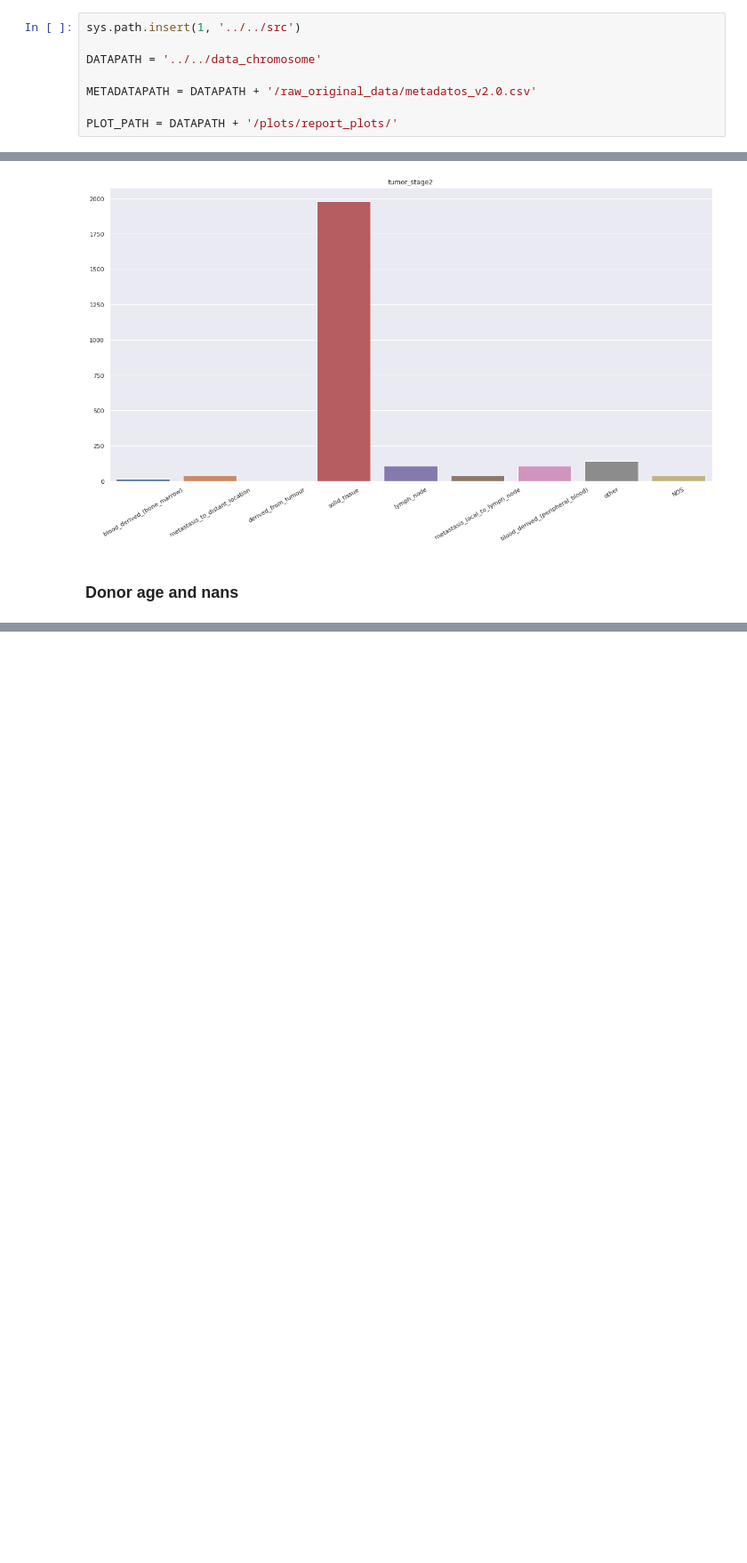
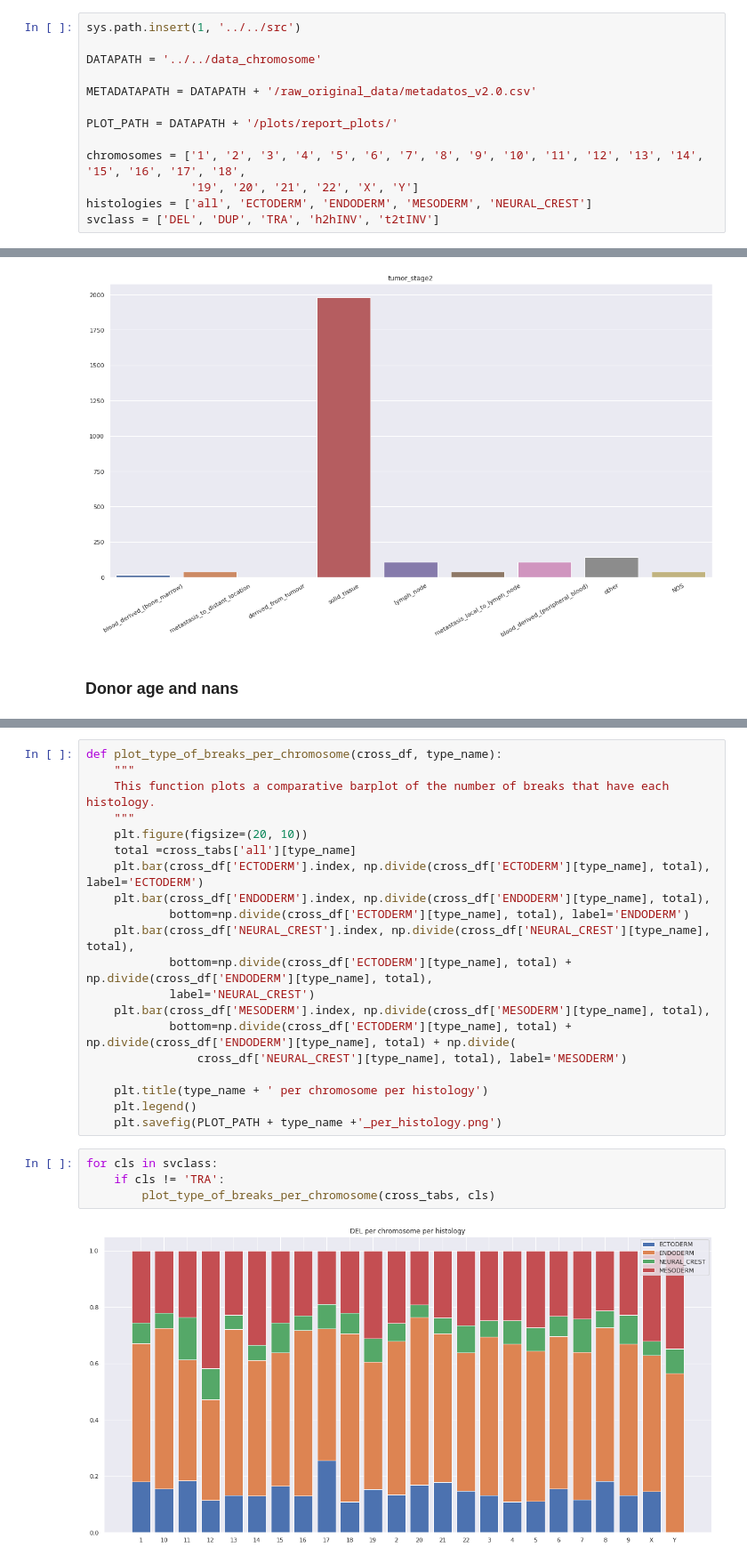
Before and after one commit to HPAI-BSC/chromoplexy_analysis, a Jupyter notebook: src/metadata_study/Data analysis.ipynb, the cells around one changed output, grey strips where cells are left out. Shown at 89% size. Saved outputs shown, nothing was run; the diff lists cells and outputs as text; blank space fills up the shorter version.

```diff
--- a/src/metadata_study/Data analysis.ipynb
+++ b/src/metadata_study/Data analysis.ipynb
@@ -14,3 +24,8 @@ DATAPATH = '../../data_chromosome'
 METADATAPATH = DATAPATH + '/raw_original_data/metadatos_v2.0.csv'
 
 PLOT_PATH = DATAPATH + '/plots/report_plots/'
+
+chromosomes = ['1', '2', '3', '4', '5', '6', '7', '8', '9', '10', '11', '12', '13', '14', '15', '16', '17', '18',
+               '19', '20', '21', '22', 'X', 'Y']
+histologies = ['all', 'ECTODERM', 'ENDODERM', 'MESODERM', 'NEURAL_CREST']
+svclass = ['DEL', 'DUP', 'TRA', 'h2hINV', 't2tINV']
@@ -186,0 +248,26 @@ study_donor_age_vs_histology()
+# %%
+def plot_type_of_breaks_per_chromosome(cross_df, type_name):
+    """
+    This function plots a comparative barplot of the number of breaks that have each histology.
+    """
+    plt.figure(figsize=(20, 10))
+    total =cross_tabs['all'][type_name]
+    plt.bar(cross_df['ECTODERM'].index, np.divide(cross_df['ECTODERM'][type_name], total), label='ECTODERM')
+    plt.bar(cross_df['ENDODERM'].index, np.divide(cross_df['ENDODERM'][type_name], total),
+            bottom=np.divide(cross_df['ECTODERM'][type_name], total), label='ENDODERM')
+    plt.bar(cross_df['NEURAL_CREST'].index, np.divide(cross_df['NEURAL_CREST'][type_name], total),
+            bottom=np.divide(cross_df['ECTODERM'][type_name], total) + np.divide(cross_df['ENDODERM'][type_name], total),
+            label='NEURAL_CREST')
+    plt.bar(cross_df['MESODERM'].index, np.divide(cross_df['MESODERM'][type_name], total),
+            bottom=np.divide(cross_df['ECTODERM'][type_name], total) + np.divide(cross_df['ENDODERM'][type_name], total) + np.divide(
+                cross_df['NEURAL_CREST'][type_name], total), label='MESODERM')
+
+    plt.title(type_name + ' per chromosome per histology')
+    plt.legend()
+    plt.savefig(PLOT_PATH + type_name +'_per_histology.png')
+# %%
+for cls in svclass:
+    if cls != 'TRA':
+        plot_type_of_breaks_per_chromosome(cross_tabs, cls)
+# %% [output]
+[figure, added]
```
Also changed, not shown: parts of 15 cells of this notebook, 1 other file.
